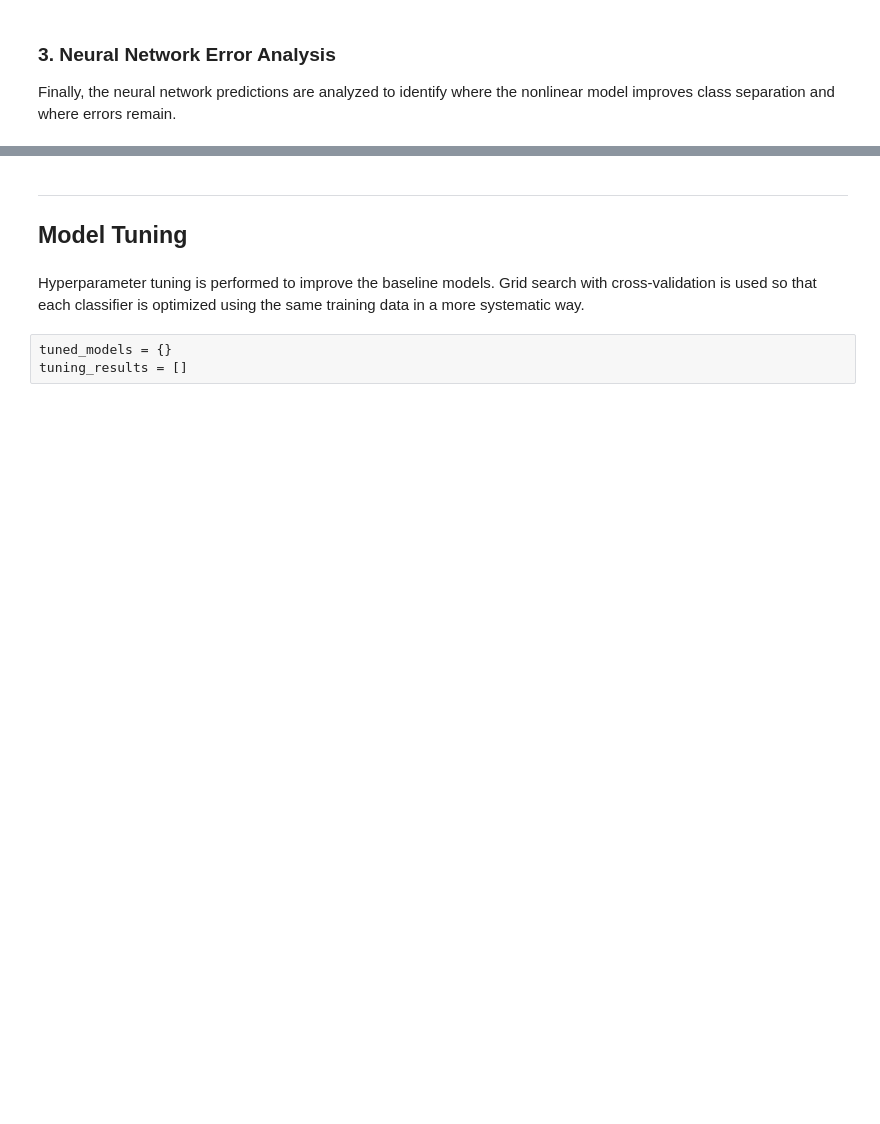
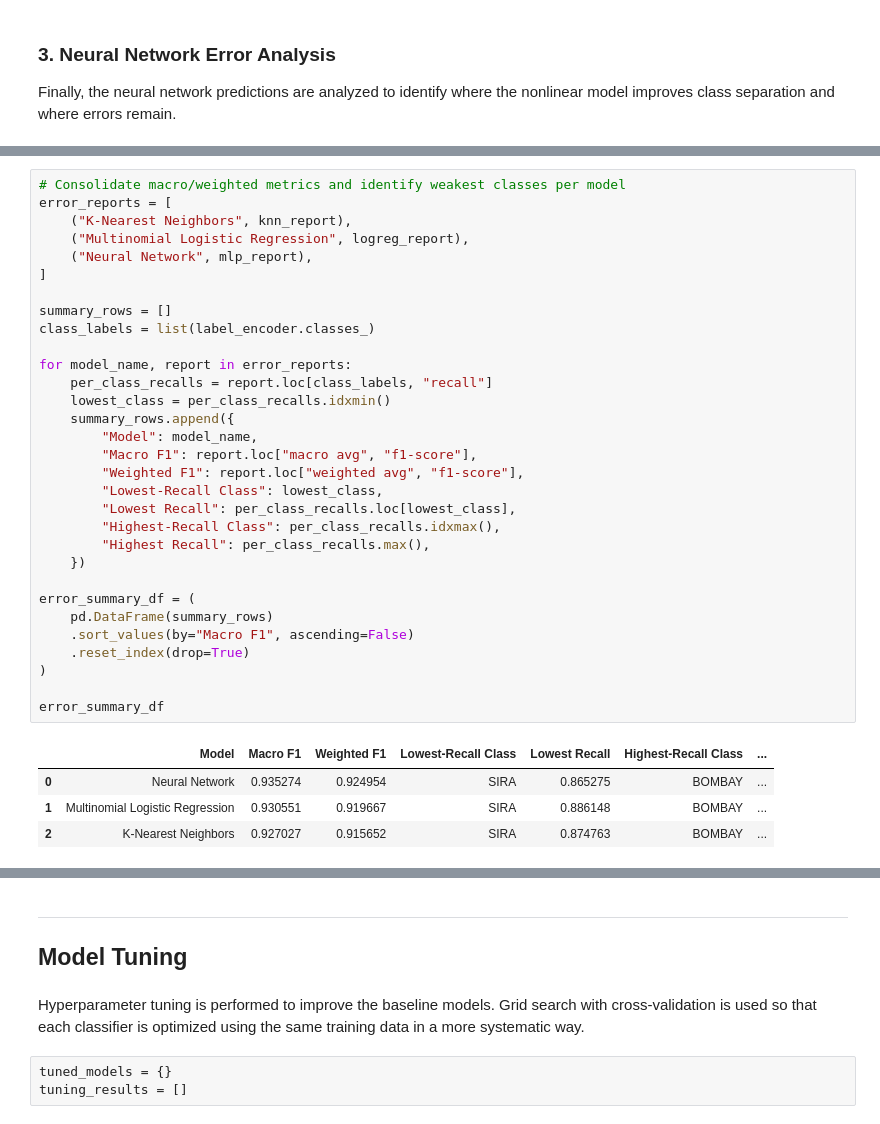
Before and after one commit to saxzeee/STINTSY-MCO, a Jupyter notebook: STINTSY-MCO-Group2.ipynb, the cells around one changed output, grey strips where cells are left out. Saved outputs shown, nothing was run; the diff lists cells and outputs as text; blank space fills up the shorter version.

Commit message:
Error Analysis

```diff
--- a/STINTSY-MCO-Group2.ipynb
+++ b/STINTSY-MCO-Group2.ipynb
@@ -860,0 +914,36 @@ plt.show()
+# %%
+# Consolidate macro/weighted metrics and identify weakest classes per model
+error_reports = [
+    ("K-Nearest Neighbors", knn_report),
+    ("Multinomial Logistic Regression", logreg_report),
+    ("Neural Network", mlp_report),
+]
+
+summary_rows = []
+class_labels = list(label_encoder.classes_)
+
+for model_name, report in error_reports:
+    per_class_recalls = report.loc[class_labels, "recall"]
+    lowest_class = per_class_recalls.idxmin()
+    summary_rows.append({
+        "Model": model_name,
+        "Macro F1": report.loc["macro avg", "f1-score"],
+        "Weighted F1": report.loc["weighted avg", "f1-score"],
+        "Lowest-Recall Class": lowest_class,
+        "Lowest Recall": per_class_recalls.loc[lowest_class],
+        "Highest-Recall Class": per_class_recalls.idxmax(),
+        "Highest Recall": per_class_recalls.max(),
+    })
+
+error_summary_df = (
+    pd.DataFrame(summary_rows)
+    .sort_values(by="Macro F1", ascending=False)
+    .reset_index(drop=True)
+)
+
+error_summary_df
+# %% [output]
+|  | Model | Macro F1 | Weighted F1 | Lowest-Recall Class | Lowest Recall | Highest-Recall Class | ... |
+| 0 | Neural Network | 0.935274 | 0.924954 | SIRA | 0.865275 | BOMBAY | ... |
+| 1 | Multinomial Logistic Regression | 0.930551 | 0.919667 | SIRA | 0.886148 | BOMBAY | ... |
+| 2 | K-Nearest Neighbors | 0.927027 | 0.915652 | SIRA | 0.874763 | BOMBAY | ... |
```
Also changed, not shown: parts of 24 cells of this notebook.
